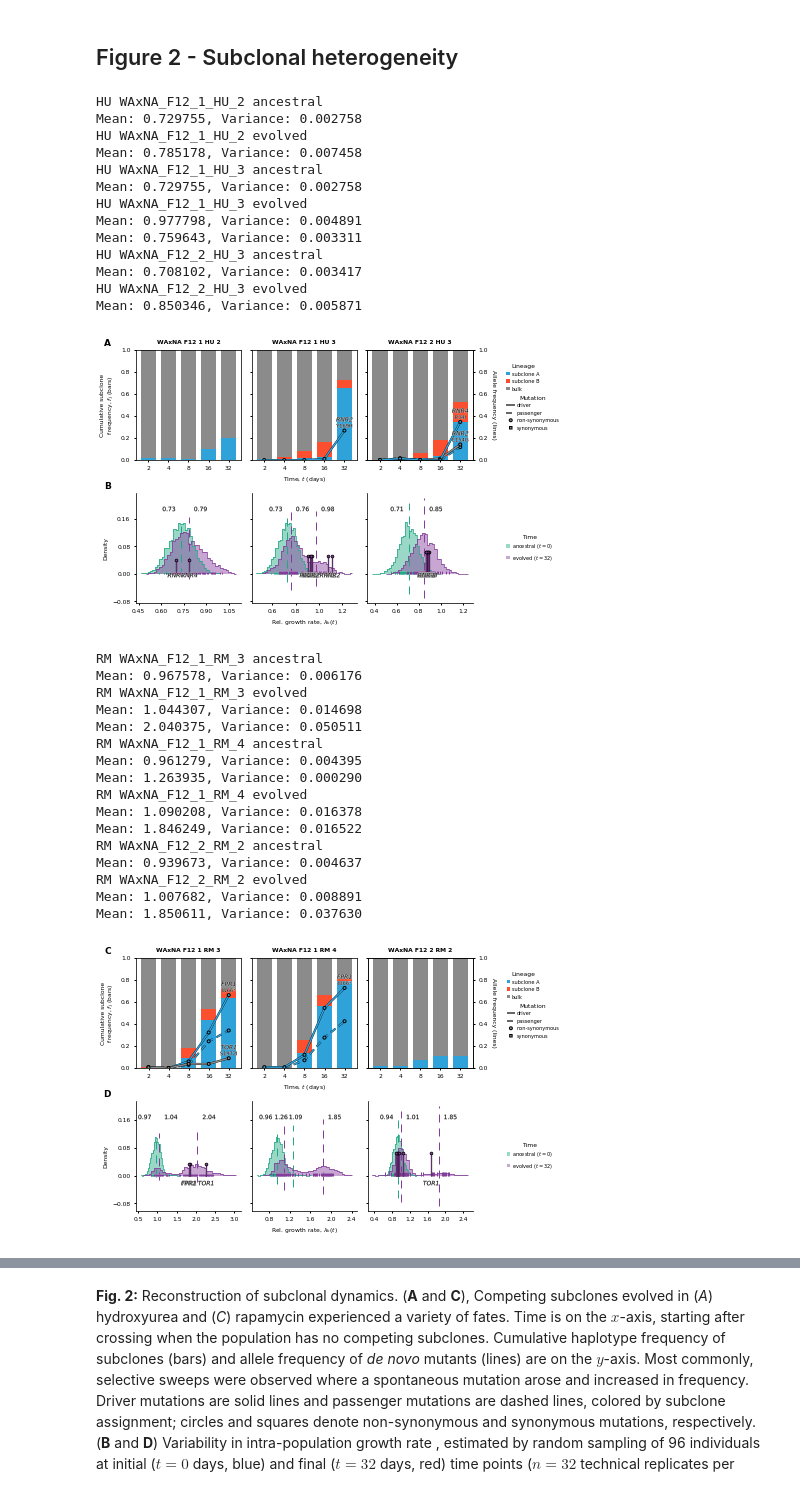
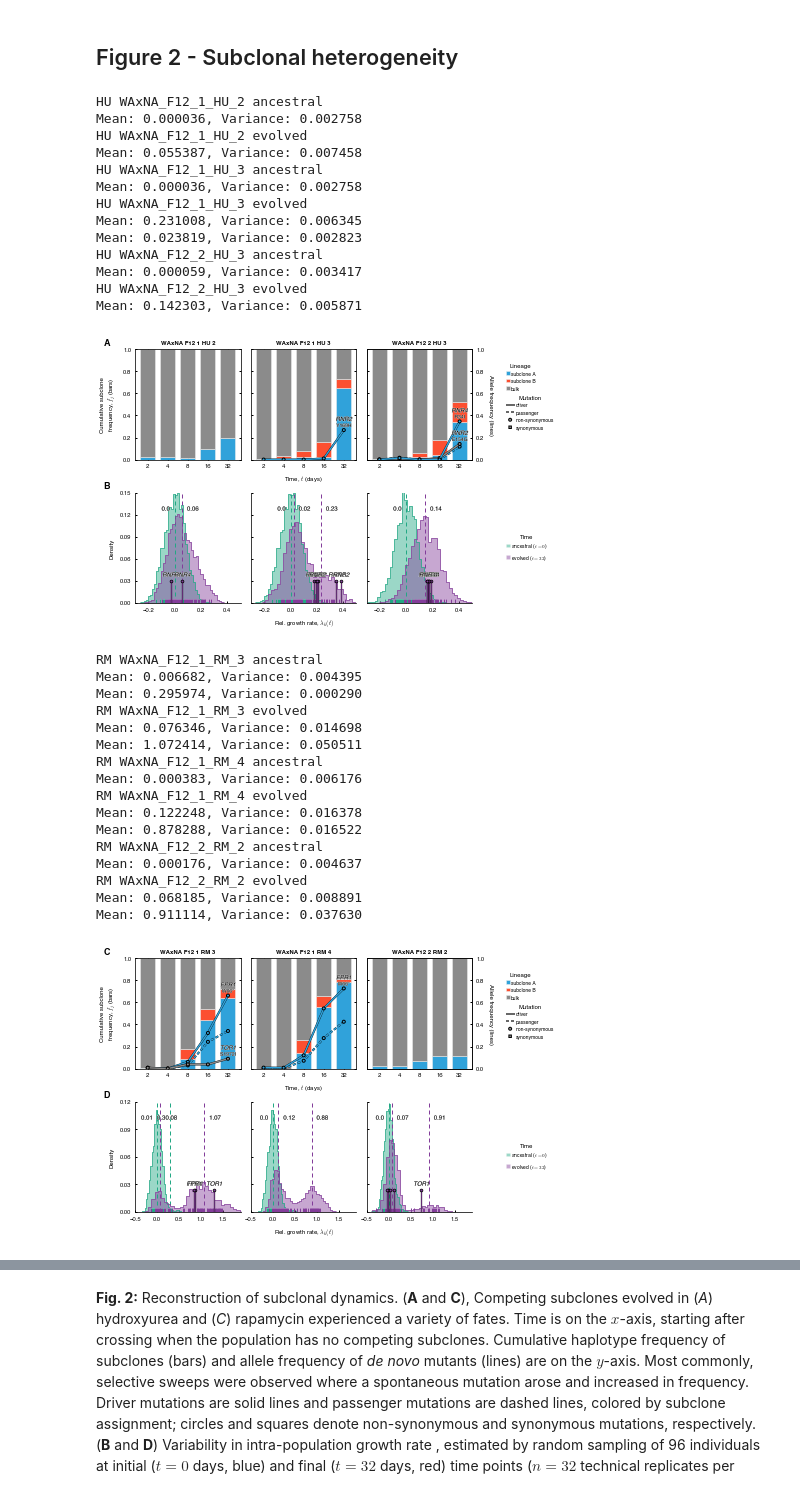
Before and after one commit to ivazquez/clonal-heterogeneity, a Jupyter notebook: src/figure2.ipynb, the cells around one changed output, grey strips where cells are left out. Saved outputs shown, nothing was run; the diff lists cells and outputs as text; code cells hidden in the pictures.

```diff
--- a/src/figure2.ipynb
+++ b/src/figure2.ipynb
@@ -213,12 +213,13 @@ for (ii,((group,cross,cross_rep,selection,selection_rep),g1)) in enumerate(group
 
 pheno_df = pheno_df.reset_index(drop=True)
 
-# # set reference as mean phenotype of the ancestral hybrid
-# def norm(df):
-#     df['doubling_time'] = df['doubling_time'] - df[df.group=='ancestral'].growth_rate.mean()
-#     return df
+# set reference as mean phenotype of the ancestral hybrid
+def normalize_phenotype(df, param='growth_rate'):
+    df[param] = df[param] - df[df.group=='ancestral'][param].mean()
+    return df
 
-# pheno_df = pheno_df.groupby(['selection','environment','population'], as_index=False).apply(norm)
+pheno_df = pheno_df.groupby(['selection','environment','population'], as_index=False).apply(normalize_phenotype, param='growth_rate')
+pheno_df = pheno_df.groupby(['selection','environment','population'], as_index=False).apply(normalize_phenotype, param='doubling_time')
 
 # # filter out measurement replicates with >5% measurement error
 # pheno_df['pct'] = pheno_df.groupby(['selection','environment','group',\
@@ -273,13 +274,13 @@ for (ii, env) in enumerate(['HU','RM']):
     for ax in axes[0]:
         ax.set_xlim(0, 32)
         ax.set_ylim(0, 1)
-#     for ax in axes[1]:
-#         if env=='HU':
-#             ax.set_xlim(-0.3, 0.5)
-#             ax.set_ylim(0, 0.15)
-#         elif env=='RM':
-#             ax.set_xlim(-0.5, 1.9)
-#             ax.set_ylim(0, 0.12)
+    for ax in axes[1]:
+        if env=='HU':
+            ax.set_xlim(-0.3, 0.5)
+            ax.set_ylim(0, 0.15)
+        elif env=='RM':
+            ax.set_xlim(-0.5, 1.9)
+            ax.set_ylim(0, 0.12)
 
     ### top panels ###
     # de novo mutations #
@@ -363,7 +364,7 @@ for (ii, env) in enumerate(['HU','RM']):
 
             # mean of the distribution
             for m, v in zip(abs(M_best.means_.ravel()), M_best.covariances_.ravel()):
-                print 'Mean: %.6f, Variance: %.6f' % (m, v,)
+                print('Mean: %.6f, Variance: %.6f' % (m, v,))
                 ax3.plot( [m,m], ax3.get_ylim(),
                          color=config.population['color'][time],
                          linestyle='--', dashes=(4,3), linewidth=1)
@@ -460,58 +461,57 @@ for (ii, env) in enumerate(['HU','RM']):
                     fontsize=9, fontweight='bold', va='top', ha='right')
     axes[1][0].text(-0.24, 1.1,  chr(2*ii + ord('B')), transform=axes[1][0].transAxes,
                     fontsize=9, fontweight='bold', va='top', ha='right')
 
     # axes limits
     for ax in fig.get_axes():
         ax.xaxis.label.set_size(6)
         ax.yaxis.label.set_size(6)
         ax.tick_params(axis='both', which='major', size=2, labelsize=6)
         ax.tick_params(axis='both', which='minor', size=0, labelsize=0)
 
         for loc in ['top','bottom','left','right']:
             ax.spines[loc].set_linewidth(0.75)
 
         if ax.is_last_row():
             if env=='HU':
                 ax.xaxis.set_major_locator(ticker.MaxNLocator(nbins=5))
                 ax.yaxis.set_major_locator(ticker.MaxNLocator(nbins=5))
             elif env=='RM':
                 ax.xaxis.set_major_locator(ticker.MaxNLocator(nbins=6))
                 ax.yaxis.set_major_locator(ticker.MaxNLocator(nbins=4))
 
-    fig.savefig(dir_paper+'figures/figure2/figure2_%s.png' % env, bbox_inches='tight')
-    fig.savefig(dir_paper+'figures/figure2/figure2_%s.svg' % env, bbox_inches='tight')
+    plot.save_figure(dir_paper+'figures/figure2/figure2_%s' % env)
     plt.show()
 # %% [output]
 HU WAxNA_F12_1_HU_2 ancestral
-Mean: 0.729755, Variance: 0.002758
+Mean: 0.000036, Variance: 0.002758
 HU WAxNA_F12_1_HU_2 evolved
-Mean: 0.785178, Variance: 0.007458
+Mean: 0.055387, Variance: 0.007458
 HU WAxNA_F12_1_HU_3 ancestral
-Mean: 0.729755, Variance: 0.002758
+Mean: 0.000036, Variance: 0.002758
 HU WAxNA_F12_1_HU_3 evolved
-Mean: 0.977798, Variance: 0.004891
-Mean: 0.759643, Variance: 0.003311
+Mean: 0.231008, Variance: 0.006345
+Mean: 0.023819, Variance: 0.002823
 HU WAxNA_F12_2_HU_3 ancestral
-Mean: 0.708102, Variance: 0.003417
+Mean: 0.000059, Variance: 0.003417
 HU WAxNA_F12_2_HU_3 evolved
-Mean: 0.850346, Variance: 0.005871
+Mean: 0.142303, Variance: 0.005871
-[figure, old version]
+[figure, new version]
 RM WAxNA_F12_1_RM_3 ancestral
-Mean: 0.967578, Variance: 0.006176
+Mean: 0.006682, Variance: 0.004395
+Mean: 0.295974, Variance: 0.000290
 RM WAxNA_F12_1_RM_3 evolved
-Mean: 1.044307, Variance: 0.014698
-Mean: 2.040375, Variance: 0.050511
+Mean: 0.076346, Variance: 0.014698
+Mean: 1.072414, Variance: 0.050511
 RM WAxNA_F12_1_RM_4 ancestral
-Mean: 0.961279, Variance: 0.004395
-Mean: 1.263935, Variance: 0.000290
+Mean: 0.000383, Variance: 0.006176
 RM WAxNA_F12_1_RM_4 evolved
-Mean: 1.090208, Variance: 0.016378
-Mean: 1.846249, Variance: 0.016522
+Mean: 0.122248, Variance: 0.016378
+Mean: 0.878288, Variance: 0.016522
 RM WAxNA_F12_2_RM_2 ancestral
-Mean: 0.939673, Variance: 0.004637
+Mean: 0.000176, Variance: 0.004637
 RM WAxNA_F12_2_RM_2 evolved
-Mean: 1.007682, Variance: 0.008891
-Mean: 1.850611, Variance: 0.037630
+Mean: 0.068185, Variance: 0.008891
+Mean: 0.911114, Variance: 0.037630
-[figure, old version]
+[figure, new version]
 # %%
```
Also changed, not shown: parts of 11 cells of this notebook, 12 other files.
